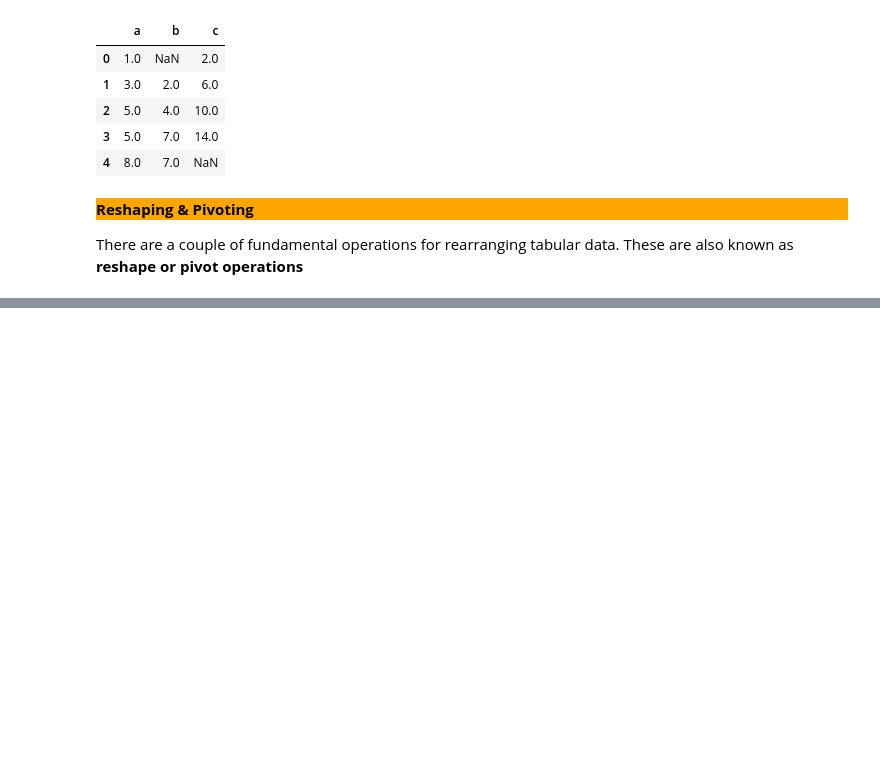
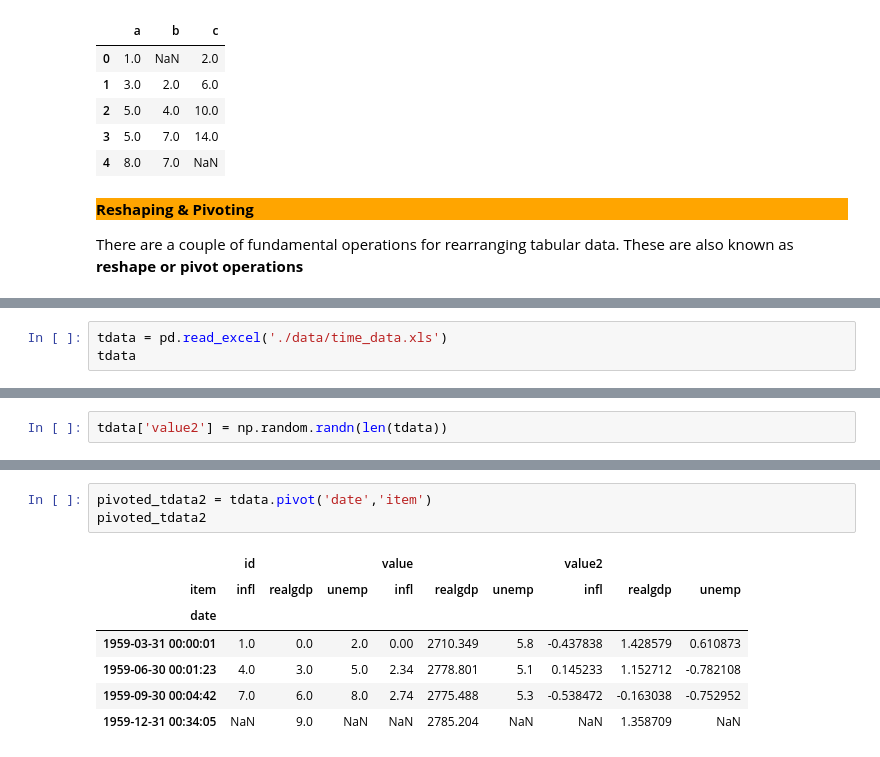
Before and after one commit to Craphtr/Python-Essentials-For-Machine-Learning, a Jupyter notebook: 07_Data_Wrangling_in_Pandas.ipynb, the cells around one changed output, grey strips where cells are left out. Drawn from its saved outputs; the diff is of its cells as text; blank space fills up the shorter version.

Commit message:
added reshaping and pivoting

```diff
--- a/07_Data_Wrangling_in_Pandas.ipynb
+++ b/07_Data_Wrangling_in_Pandas.ipynb
@@ -810,0 +965,3 @@ This rotates by transposing the columns in the data to rows
+# %%
+tdata = pd.read_excel('./data/time_data.xls')
+tdata
@@ -810,0 +998,2 @@ This rotates by transposing the columns in the data to rows
+# %%
+tdata['value2'] = np.random.randn(len(tdata))
@@ -810,0 +1014,11 @@ This rotates by transposing the columns in the data to rows
+# %%
+pivoted_tdata2 = tdata.pivot('date','item')
+pivoted_tdata2
+# %% [output]
+|  | id |  |  | value |  |  | value2 |  |  |
+| item | infl | realgdp | unemp | infl | realgdp | unemp | infl | realgdp | unemp |
+| date |  |  |  |  |  |  |  |  |  |
+| 1959-03-31 00:00:01 | 1.0 | 0.0 | 2.0 | 0.00 | 2710.349 | 5.8 | -0.437838 | 1.428579 | 0.610873 |
+| 1959-06-30 00:01:23 | 4.0 | 3.0 | 5.0 | 2.34 | 2778.801 | 5.1 | 0.145233 | 1.152712 | -0.782108 |
+| 1959-09-30 00:04:42 | 7.0 | 6.0 | 8.0 | 2.74 | 2775.488 | 5.3 | -0.538472 | -0.163038 | -0.752952 |
+| 1959-12-31 00:34:05 | NaN | 9.0 | NaN | NaN | 2785.204 | NaN | NaN | 1.358709 | NaN |
```
Also changed, not shown: parts of 40 cells of this notebook.
